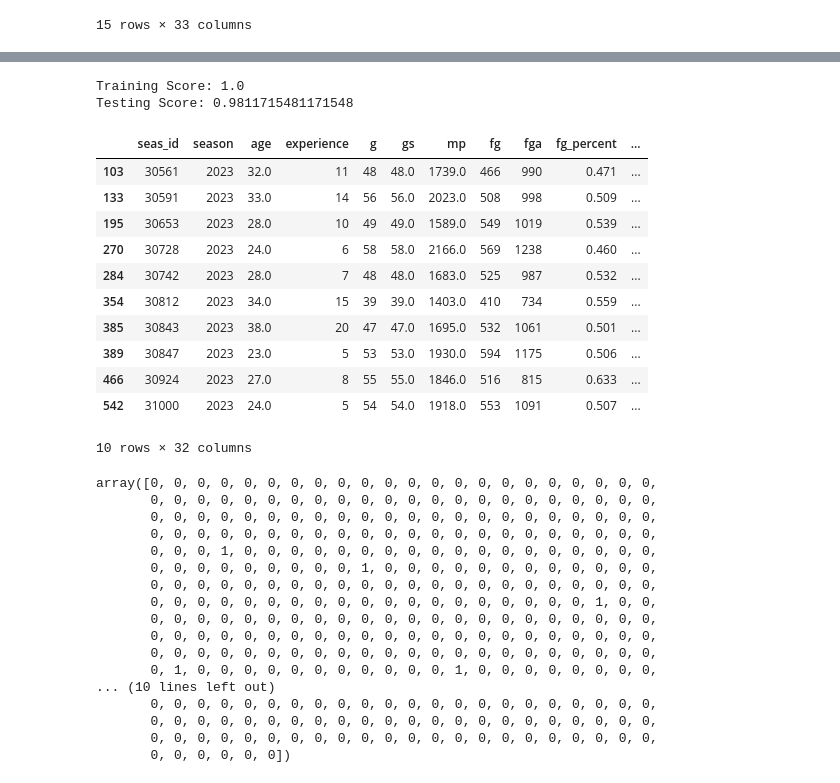
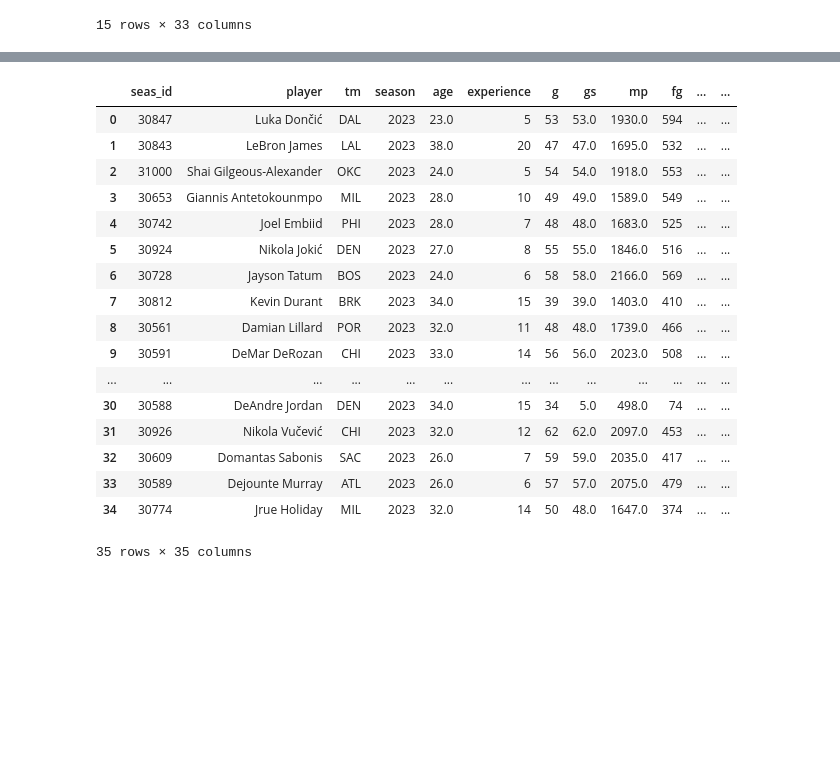
Before and after one commit to EdSpiezio-Runyon/UTSA_Project_4_All_NBA_Team_Predictor, a Jupyter notebook: nba.ipynb, the cells around one changed output, grey strips where cells are left out. Saved outputs shown, nothing was run; the diff lists cells and outputs as text; code cells hidden in the pictures; blank space fills up the shorter version.

```diff
--- a/nba.ipynb
+++ b/nba.ipynb
@@ -492,52 +476,24 @@ predicted_players
-# %%
-# Train a Random Forest Classifier model and print the model score
-clf = RandomForestClassifier(n_estimators=500).fit(X_train, y_train)
-
-print(f'Training Score: {clf.score(X_train, y_train)}')
-print(f'Testing Score: {clf.score(X_test, y_test)}')
-# %% [output]
-Training Score: 1.0
-Testing Score: 0.9811715481171548
-# %%
-# Scale the new data using the same scaler used on the training data
-prediction_data_scaled = scaler.transform(prediction_data)
-
-# Use the trained Random Forest model to make predictions
-predictions = classifier.predict(prediction_data_scaled)
-
-# Print the predicted All-NBA players
-predicted_players = prediction_data[predictions == 1]
-predicted_players
-# %% [output]
-|  | seas_id | season | age | experience | g | gs | mp | fg | fga | fg_percent | ... |
-| 103 | 30561 | 2023 | 32.0 | 11 | 48 | 48.0 | 1739.0 | 466 | 990 | 0.471 | ... |
-| 133 | 30591 | 2023 | 33.0 | 14 | 56 | 56.0 | 2023.0 | 508 | 998 | 0.509 | ... |
-| 195 | 30653 | 2023 | 28.0 | 10 | 49 | 49.0 | 1589.0 | 549 | 1019 | 0.539 | ... |
-| 270 | 30728 | 2023 | 24.0 | 6 | 58 | 58.0 | 2166.0 | 569 | 1238 | 0.460 | ... |
-| 284 | 30742 | 2023 | 28.0 | 7 | 48 | 48.0 | 1683.0 | 525 | 987 | 0.532 | ... |
-| 354 | 30812 | 2023 | 34.0 | 15 | 39 | 39.0 | 1403.0 | 410 | 734 | 0.559 | ... |
-| 385 | 30843 | 2023 | 38.0 | 20 | 47 | 47.0 | 1695.0 | 532 | 1061 | 0.501 | ... |
-| 389 | 30847 | 2023 | 23.0 | 5 | 53 | 53.0 | 1930.0 | 594 | 1175 | 0.506 | ... |
-| 466 | 30924 | 2023 | 27.0 | 8 | 55 | 55.0 | 1846.0 | 516 | 815 | 0.633 | ... |
-| 542 | 31000 | 2023 | 24.0 | 5 | 54 | 54.0 | 1918.0 | 553 | 1091 | 0.507 | ... |
-10 rows × 32 columns
-# %%
-predictions
-# %% [output]
-array([0, 0, 0, 0, 0, 0, 0, 0, 0, 0, 0, 0, 0, 0, 0, 0, 0, 0, 0, 0, 0, 0,
-       0, 0, 0, 0, 0, 0, 0, 0, 0, 0, 0, 0, 0, 0, 0, 0, 0, 0, 0, 0, 0, 0,
-       0, 0, 0, 0, 0, 0, 0, 0, 0, 0, 0, 0, 0, 0, 0, 0, 0, 0, 0, 0, 0, 0,
-       0, 0, 0, 0, 0, 0, 0, 0, 0, 0, 0, 0, 0, 0, 0, 0, 0, 0, 0, 0, 0, 0,
-       0, 0, 0, 1, 0, 0, 0, 0, 0, 0, 0, 0, 0, 0, 0, 0, 0, 0, 0, 0, 0, 0,
-       0, 0, 0, 0, 0, 0, 0, 0, 0, 1, 0, 0, 0, 0, 0, 0, 0, 0, 0, 0, 0, 0,
-       0, 0, 0, 0, 0, 0, 0, 0, 0, 0, 0, 0, 0, 0, 0, 0, 0, 0, 0, 0, 0, 0,
-       0, 0, 0, 0, 0, 0, 0, 0, 0, 0, 0, 0, 0, 0, 0, 0, 0, 0, 0, 1, 0, 0,
-       0, 0, 0, 0, 0, 0, 0, 0, 0, 0, 0, 0, 0, 0, 0, 0, 0, 0, 0, 0, 0, 0,
-       0, 0, 0, 0, 0, 0, 0, 0, 0, 0, 0, 0, 0, 0, 0, 0, 0, 0, 0, 0, 0, 0,
-       0, 0, 0, 0, 0, 0, 0, 0, 0, 0, 0, 0, 0, 0, 0, 0, 0, 0, 0, 0, 0, 0,
-       0, 1, 0, 0, 0, 0, 0, 0, 0, 0, 0, 0, 0, 1, 0, 0, 0, 0, 0, 0, 0, 0,
-... (10 lines left out)
-       0, 0, 0, 0, 0, 0, 0, 0, 0, 0, 0, 0, 0, 0, 0, 0, 0, 0, 0, 0, 0, 0,
-       0, 0, 0, 0, 0, 0, 0, 0, 0, 0, 0, 0, 0, 0, 0, 0, 0, 0, 0, 0, 0, 0,
-       0, 0, 0, 0, 0, 0, 0, 0, 0, 0, 0, 0, 0, 0, 0, 0, 0, 0, 0, 0, 0, 0,
-       0, 0, 0, 0, 0, 0])
+# %%
+player_info = merged_data[['seas_id', 'player', 'tm']]
+predicted_players = pd.merge(player_info, prediction_data, on='seas_id', how='right')
+predicted_players = predicted_players.sort_values(by='All-NBA Probability', ascending=False)
+predicted_players.head(35)
+# %% [output]
+|  | seas_id | player | tm | season | age | experience | g | gs | mp | fg | ... | ... |
+| 0 | 30847 | Luka Dončić | DAL | 2023 | 23.0 | 5 | 53 | 53.0 | 1930.0 | 594 | ... | ... |
+| 1 | 30843 | LeBron James | LAL | 2023 | 38.0 | 20 | 47 | 47.0 | 1695.0 | 532 | ... | ... |
+| 2 | 31000 | Shai Gilgeous-Alexander | OKC | 2023 | 24.0 | 5 | 54 | 54.0 | 1918.0 | 553 | ... | ... |
+| 3 | 30653 | Giannis Antetokounmpo | MIL | 2023 | 28.0 | 10 | 49 | 49.0 | 1589.0 | 549 | ... | ... |
+| 4 | 30742 | Joel Embiid | PHI | 2023 | 28.0 | 7 | 48 | 48.0 | 1683.0 | 525 | ... | ... |
+| 5 | 30924 | Nikola Jokić | DEN | 2023 | 27.0 | 8 | 55 | 55.0 | 1846.0 | 516 | ... | ... |
+| 6 | 30728 | Jayson Tatum | BOS | 2023 | 24.0 | 6 | 58 | 58.0 | 2166.0 | 569 | ... | ... |
+| 7 | 30812 | Kevin Durant | BRK | 2023 | 34.0 | 15 | 39 | 39.0 | 1403.0 | 410 | ... | ... |
+| 8 | 30561 | Damian Lillard | POR | 2023 | 32.0 | 11 | 48 | 48.0 | 1739.0 | 466 | ... | ... |
+| 9 | 30591 | DeMar DeRozan | CHI | 2023 | 33.0 | 14 | 56 | 56.0 | 2023.0 | 508 | ... | ... |
+| ... | ... | ... | ... | ... | ... | ... | ... | ... | ... | ... | ... | ... |
+| 30 | 30588 | DeAndre Jordan | DEN | 2023 | 34.0 | 15 | 34 | 5.0 | 498.0 | 74 | ... | ... |
+| 31 | 30926 | Nikola Vučević | CHI | 2023 | 32.0 | 12 | 62 | 62.0 | 2097.0 | 453 | ... | ... |
+| 32 | 30609 | Domantas Sabonis | SAC | 2023 | 26.0 | 7 | 59 | 59.0 | 2035.0 | 417 | ... | ... |
+| 33 | 30589 | Dejounte Murray | ATL | 2023 | 26.0 | 6 | 57 | 57.0 | 2075.0 | 479 | ... | ... |
+| 34 | 30774 | Jrue Holiday | MIL | 2023 | 32.0 | 14 | 50 | 48.0 | 1647.0 | 374 | ... | ... |
+35 rows × 35 columns
```
Also changed, not shown: parts of 2 cells of this notebook.
